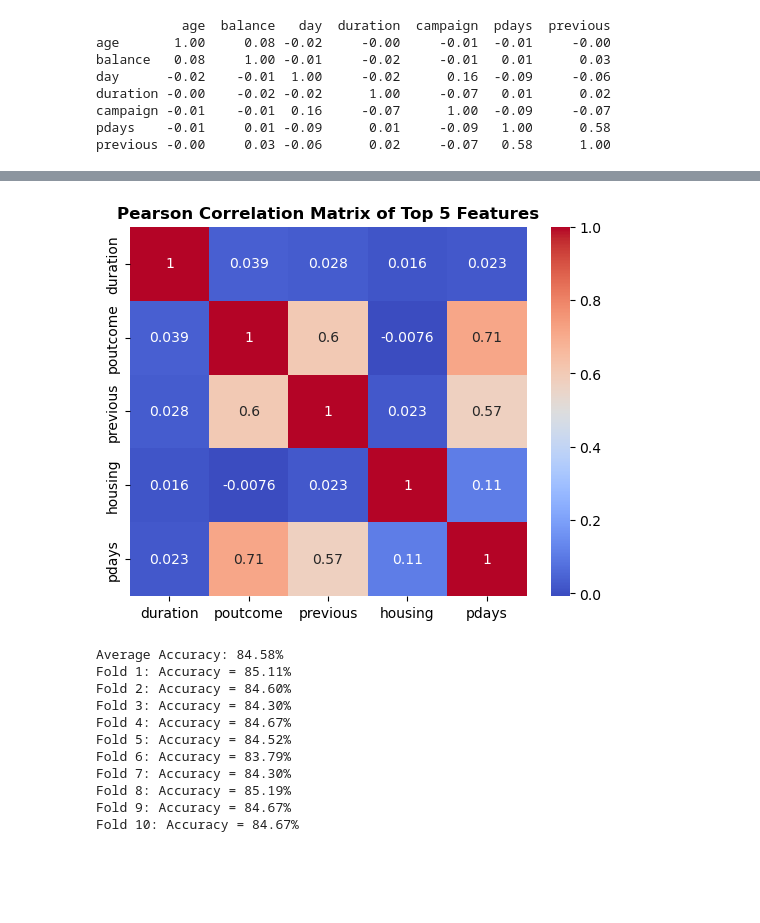
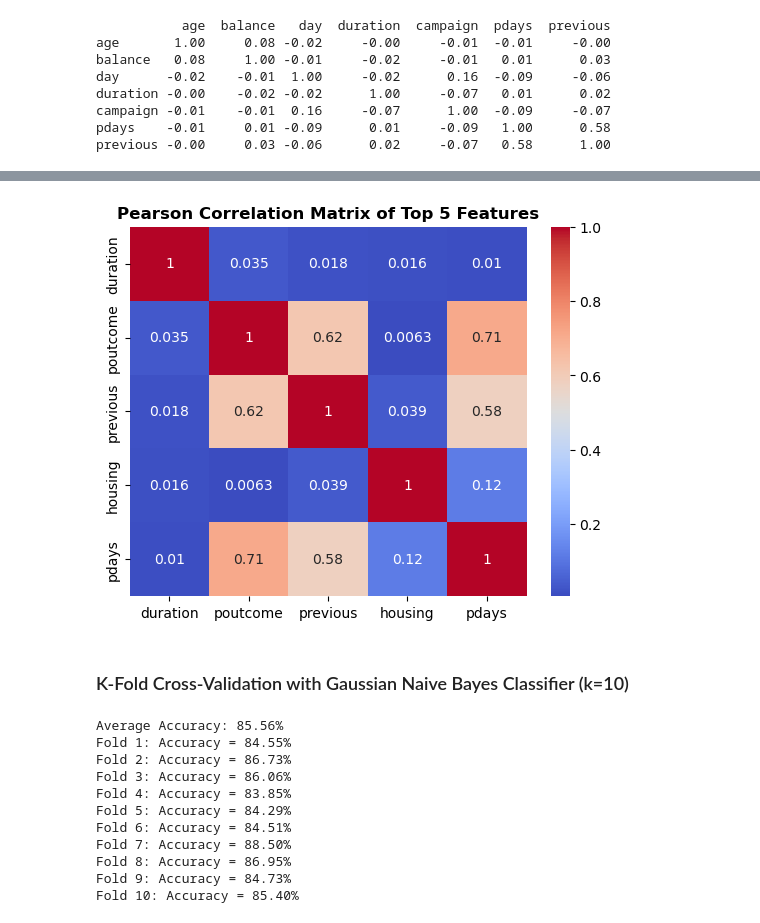
Before and after one commit to MinThiha22/COMP615, a Jupyter notebook: Assignment_2.ipynb, the cells around one changed output, grey strips where cells are left out. Cells and saved outputs as stored; diff of their text form; code cells hidden in the pictures; blank space fills up the shorter version.

```diff
--- a/Assignment_2.ipynb
+++ b/Assignment_2.ipynb
@@ -317,8 +317,4 @@ y = mbd[['deposit subscription']]
 encoder = ce.OrdinalEncoder(cols=categorical_data.columns)
 X_enc = encoder.fit_transform(X)
 
-# Encode target attribute
-labelencoder_y = LabelEncoder()
-y_enc = labelencoder_y.fit_transform(y)
-
-X_train, X_test, y_train, y_test = train_test_split(X_enc, y_enc, test_size=0.3, random_state=42)
+X_train, X_test, y_train, y_test = train_test_split(X_enc, y, test_size=0.3,random_state=42,stratify=y)
@@ -388,10 +382,13 @@ Feature 15: 211.660491
 # %%
-# Train and Test Sets with only top 5 features for future models
+# Transform X, X_train and X_test sets with only top 5 features for future models
 top_features = fs_score_df.iloc[:5,1].tolist()
 
+X_enc_fs = X_enc[top_features]
+print(f"X = {X_enc_fs.shape}")
 
-# transform train input data
 X_train_fs = X_train[top_features]
-# transform test input data
+print(f"X train = {X_train_fs.shape}")
+
 X_test_fs = X_test[top_features]
+print(f"X test = {X_test_fs.shape}")
 # %% [output]
@@ -412,7 +398,7 @@ X_test_fs = X_test[top_features]
 # %%
-top_fs_correlation_matrix = X_train_fs.corr(method='pearson')
+top_fs_correlation_matrix = X_enc_fs.corr(method='pearson')
 sns.heatmap(top_fs_correlation_matrix, annot=True, cmap='coolwarm')
 plt.title('Pearson Correlation Matrix of Top 5 Features',fontweight='bold')
 plt.show()
 # %% [output]
-[figure, old version]
+[figure, new version]
@@ -421,23 +405,29 @@ kf = KFold(n_splits=10, shuffle=True, random_state=42)
 # %%
+display(Markdown("### K-Fold Cross-Validation with Gaussian Naive Bayes Classifier (k=10)"))
+
+kf = StratifiedKFold(10,random_state=1, shuffle=True)
+
 gnb = GaussianNB()
 
 # To store the accuracies from each fold
 accuracies = []
 
 # Execute the k-fold cross-validation
-for train_index, _ in kf.split(X_train_fs):
+for train_index, test_index in kf.split(X_enc_fs,y):
     # Correctly index the rows for training and testing data using .iloc for DataFrames
-    pred_train = X_train_fs.iloc[train_index]
-    tar_train = y_train[train_index]
+    pred_train, pred_test = X_enc_fs.iloc[train_index], X_enc_fs.iloc[test_index]
+    tar_train,tar_test = y.iloc[train_index], y.iloc[test_index]
+
+
 
     # Training the model
     gnb.fit(pred_train, tar_train)
 
     # Predicting the labels
-    tar_pred = gnb.predict(X_test_fs)
+    tar_pred = gnb.predict(pred_test)
 
     # Calculating accuracy
-    accuracy = accuracy_score(y_test, tar_pred)
+    accuracy = accuracy_score(tar_test, tar_pred)
     accuracies.append(accuracy)
 
 # Calculating the average accuracy across all folds
@@ -448,17 +438,18 @@ print(f'Average Accuracy: {average_accuracy:.2%}')
 for fold, acc in enumerate(accuracies, 1):
     print(f'Fold {fold}: Accuracy = {acc:.2%}')
 # %% [output]
+### K-Fold Cross-Validation with Gaussian Naive Bayes Classifier (k=10)
-Average Accuracy: 84.58%
-Fold 1: Accuracy = 85.11%
-Fold 2: Accuracy = 84.60%
-Fold 3: Accuracy = 84.30%
-Fold 4: Accuracy = 84.67%
-Fold 5: Accuracy = 84.52%
-Fold 6: Accuracy = 83.79%
-Fold 7: Accuracy = 84.30%
-Fold 8: Accuracy = 85.19%
-Fold 9: Accuracy = 84.67%
-Fold 10: Accuracy = 84.67%
+Average Accuracy: 85.56%
+Fold 1: Accuracy = 84.55%
+Fold 2: Accuracy = 86.73%
+Fold 3: Accuracy = 86.06%
+Fold 4: Accuracy = 83.85%
+Fold 5: Accuracy = 84.29%
+Fold 6: Accuracy = 84.51%
+Fold 7: Accuracy = 88.50%
+Fold 8: Accuracy = 86.95%
+Fold 9: Accuracy = 84.73%
+Fold 10: Accuracy = 85.40%
 # %%
 # Plotting the results
 plt.figure(figsize=(10, 5))
```
Also changed, not shown: parts of 16 cells of this notebook.
